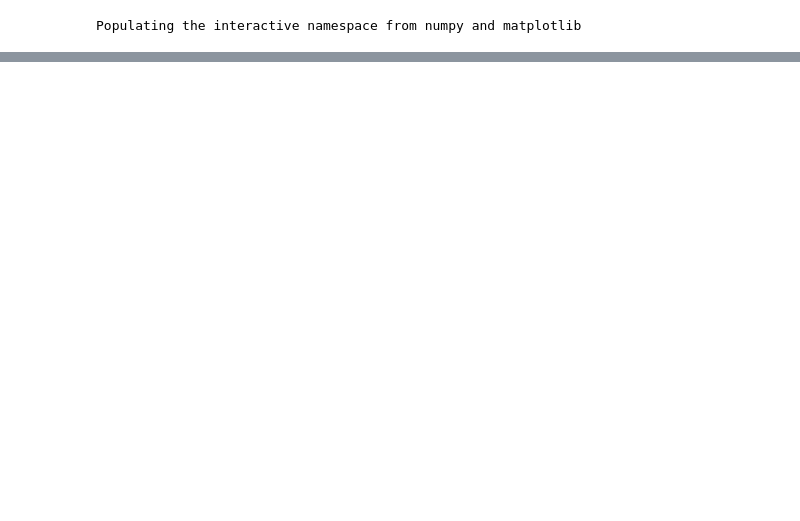
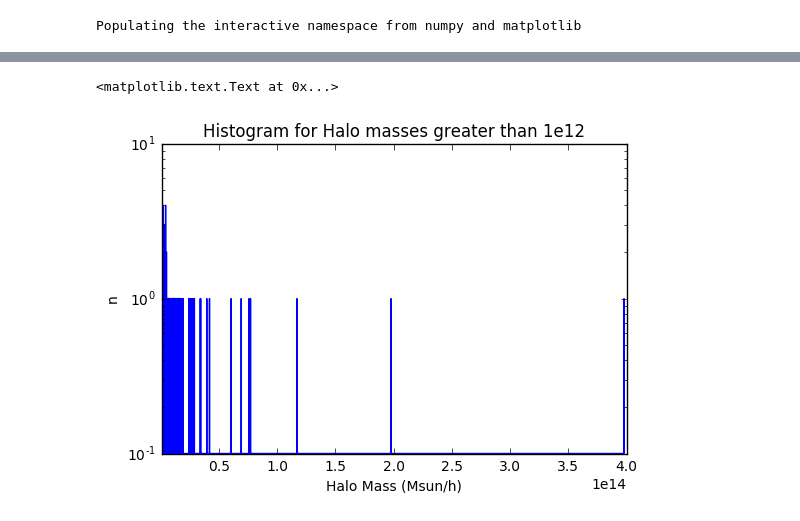
Before and after one commit to olegs22/Simulations, a Jupyter notebook: Yt_vis.ipynb, the cells around one changed output, grey strips where cells are left out. Drawn from its saved outputs; the diff is of its cells as text; code cells hidden in the pictures; blank space fills up the shorter version.

```diff
--- a/Yt_vis.ipynb
+++ b/Yt_vis.ipynb
@@ -116,0 +128,9 @@ yt : [INFO     ] 2017-02-27 12:23:48,644 Splatting (('all', 'particle_mass')) on
+# %%
+n2, bins, patches = plt.hist(Halo_mass, bins = 'auto', histtype='step',log=True)
+plt.axis([1e12, 4e14, 0.,1e1])
+plt.xlabel('Halo Mass (Msun/h)')
+plt.ylabel('n')
+plt.title('Histogram for Halo masses greater than 1e12')
+# %% [output]
+<matplotlib.text.Text at 0x...>
+[figure, added]
```
Also changed, not shown: parts of 16 cells of this notebook.
